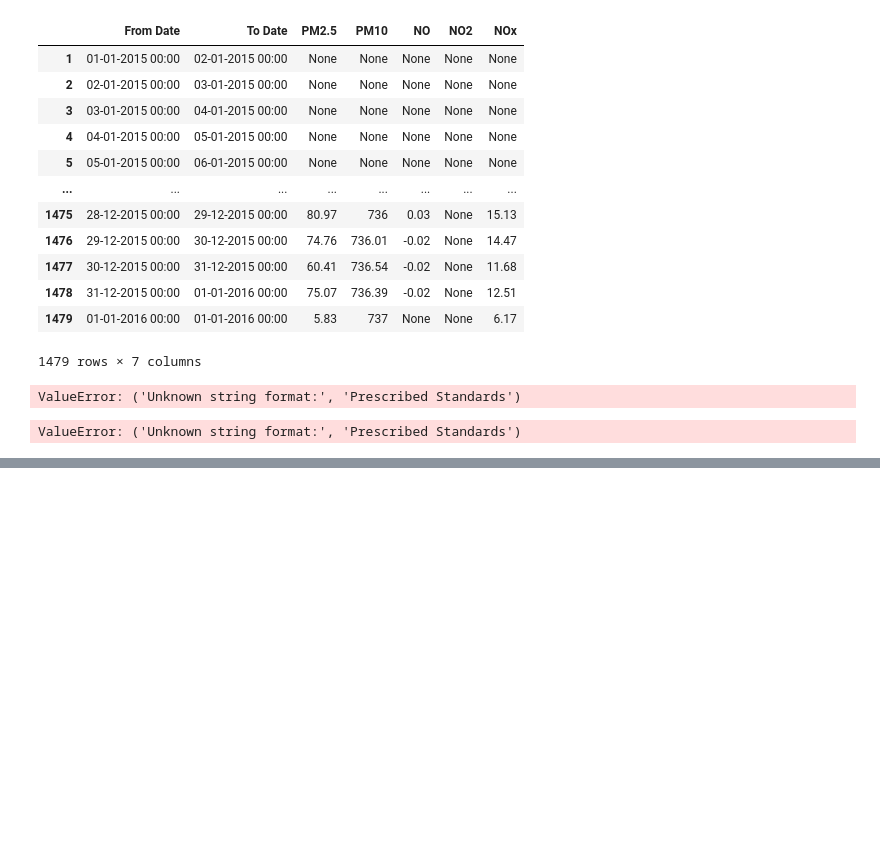
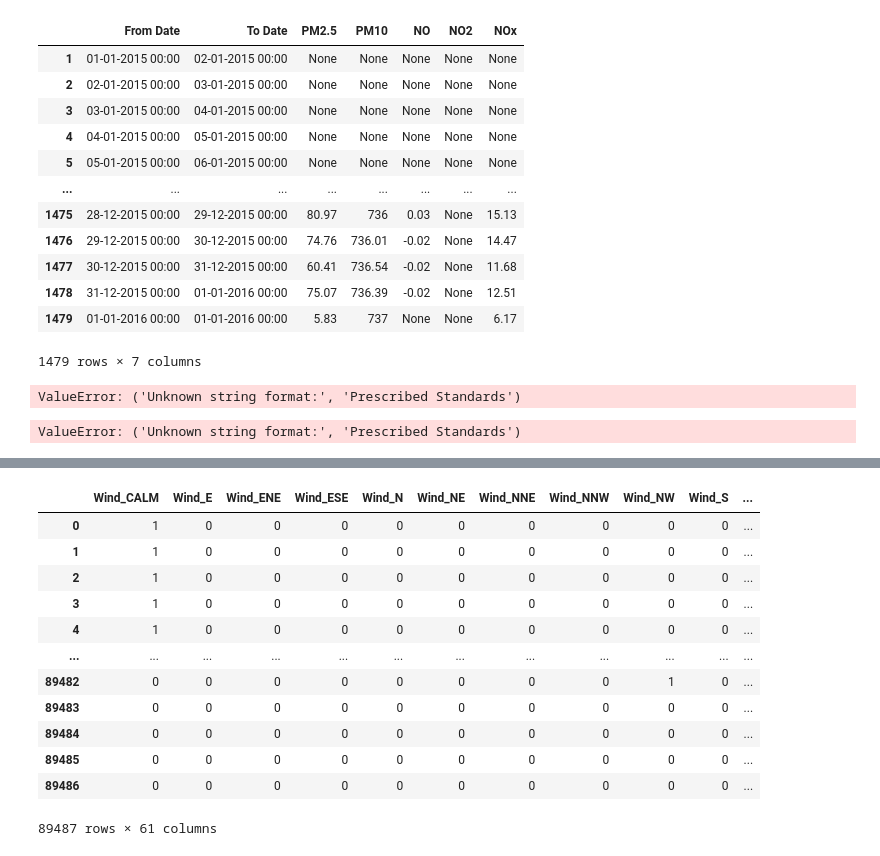
Before and after one commit to aggarwalsiddharth/framework, a Jupyter notebook: documentation.ipynb, the cells around one changed output, grey strips where cells are left out. Saved outputs shown, nothing was run; the diff lists cells and outputs as text; code cells hidden in the pictures; blank space fills up the shorter version.

```diff
--- a/documentation.ipynb
+++ b/documentation.ipynb
@@ -2299,0 +2336,18 @@ ValueError: ('Unknown string format:', 'Prescribed Standards')
+# %%
+df = pd.read_csv('../wunderground_temp_final.csv')
+# %%
+df
+# %% [output]
+|  | Wind_CALM | Wind_E | Wind_ENE | Wind_ESE | Wind_N | Wind_NE | Wind_NNE | Wind_NNW | Wind_NW | Wind_S | ... |
+| 0 | 1 | 0 | 0 | 0 | 0 | 0 | 0 | 0 | 0 | 0 | ... |
+| 1 | 1 | 0 | 0 | 0 | 0 | 0 | 0 | 0 | 0 | 0 | ... |
+| 2 | 1 | 0 | 0 | 0 | 0 | 0 | 0 | 0 | 0 | 0 | ... |
+| 3 | 1 | 0 | 0 | 0 | 0 | 0 | 0 | 0 | 0 | 0 | ... |
+| 4 | 1 | 0 | 0 | 0 | 0 | 0 | 0 | 0 | 0 | 0 | ... |
+| ... | ... | ... | ... | ... | ... | ... | ... | ... | ... | ... | ... |
+| 89482 | 0 | 0 | 0 | 0 | 0 | 0 | 0 | 0 | 1 | 0 | ... |
+| 89483 | 0 | 0 | 0 | 0 | 0 | 0 | 0 | 0 | 0 | 0 | ... |
+| 89484 | 0 | 0 | 0 | 0 | 0 | 0 | 0 | 0 | 0 | 0 | ... |
+| 89485 | 0 | 0 | 0 | 0 | 0 | 0 | 0 | 0 | 0 | 0 | ... |
+| 89486 | 0 | 0 | 0 | 0 | 0 | 0 | 0 | 0 | 0 | 0 | ... |
+89487 rows × 61 columns
```
Also changed, not shown: parts of 4 cells of this notebook, 11 other files.
